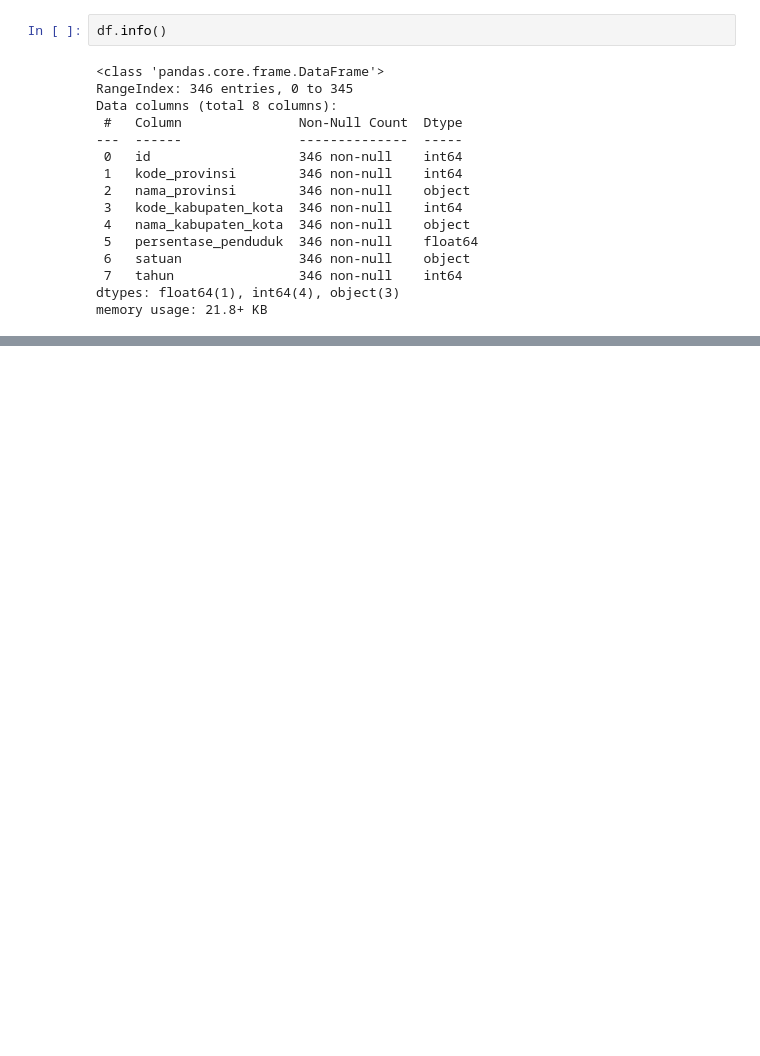
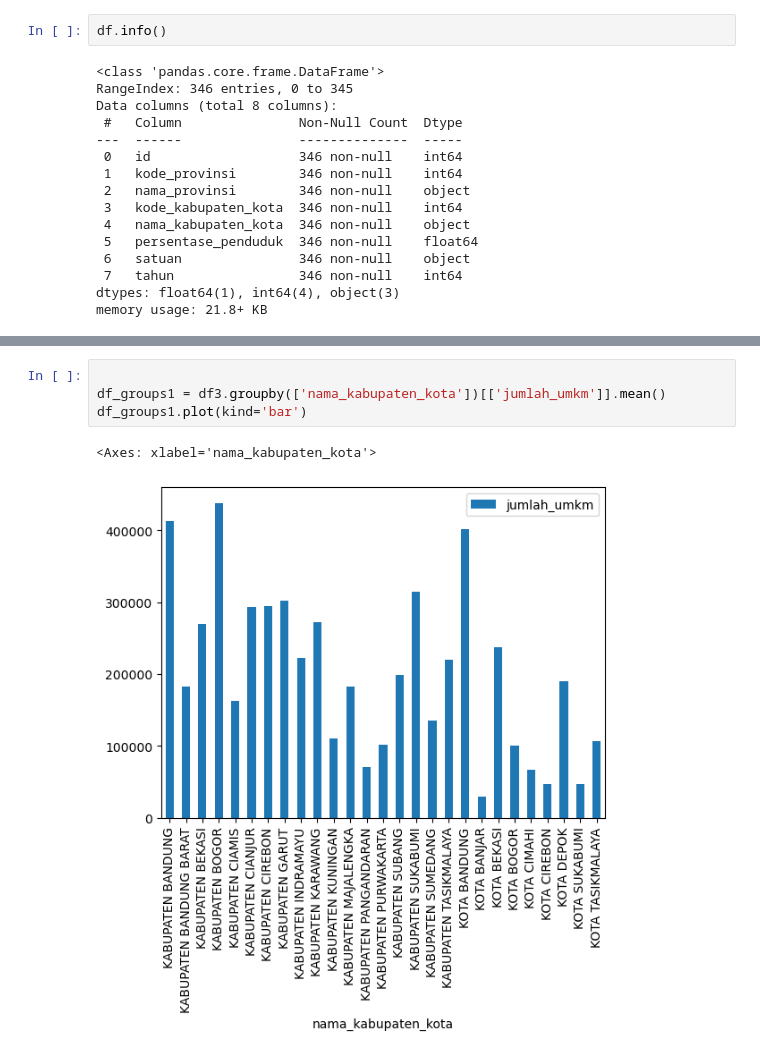
Before and after one commit to AlfiFaiz/data_mining, a Jupyter notebook: kelompok 4.ipynb, the cells around one changed output, grey strips where cells are left out. Drawn from its saved outputs; the diff is of its cells as text; blank space fills up the shorter version.

```diff
--- a/kelompok 4.ipynb
+++ b/kelompok 4.ipynb
@@ -86,0 +117,7 @@ memory usage: 10.2+ KB
+# %%
+
+df_groups1 = df3.groupby(['nama_kabupaten_kota'])[['jumlah_umkm']].mean()
+df_groups1.plot(kind='bar')
+# %% [output]
+<Axes: xlabel='nama_kabupaten_kota'>
+[figure, added]
```
Also changed, not shown: parts of 7 cells of this notebook, 1 other file.
